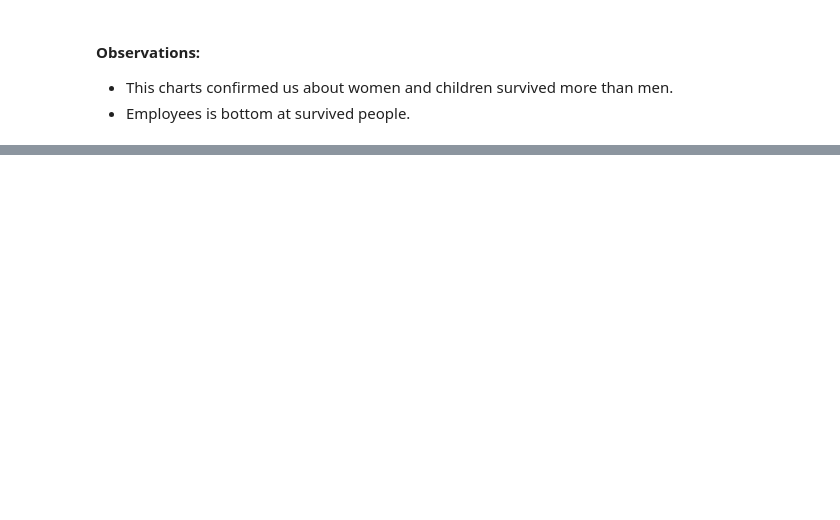
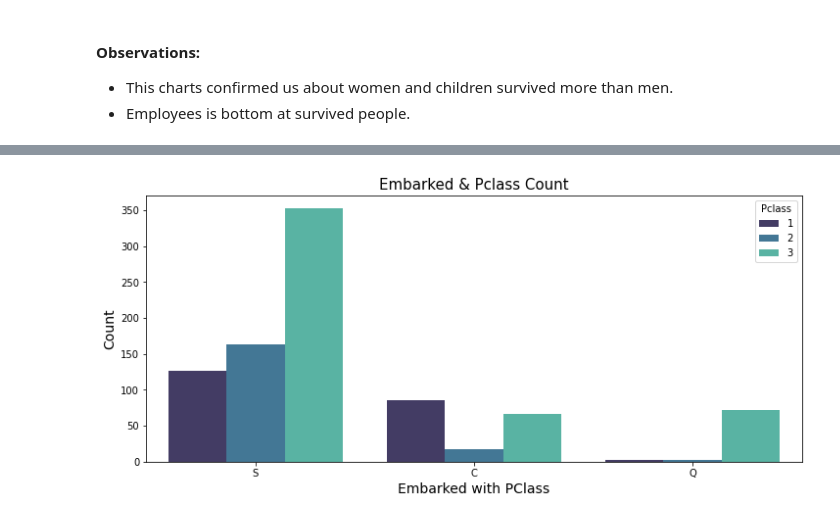
Before and after one commit to ElifKarakutukDinc/Titanic-EDA, a Jupyter notebook: EDA.ipynb, the cells around one changed output, grey strips where cells are left out. Saved outputs shown, nothing was run; the diff lists cells and outputs as text; code cells hidden in the pictures; blank space fills up the shorter version.

```diff
--- a/EDA.ipynb
+++ b/EDA.ipynb
@@ -348,0 +415,11 @@ plt.show()
+# %%
+plt.figure(figsize=(12,5))
+
+sns.countplot(x="Embarked", data=df_train, hue="Pclass",palette="mako")
+plt.title('Embarked & Pclass Count', fontsize=15)
+plt.xlabel('Embarked with PClass',fontsize=14)
+plt.ylabel('Count', fontsize=14)
+
+plt.show()
+# %% [output]
+[figure, added]
```
Also changed, not shown: parts of 16 cells of this notebook.
